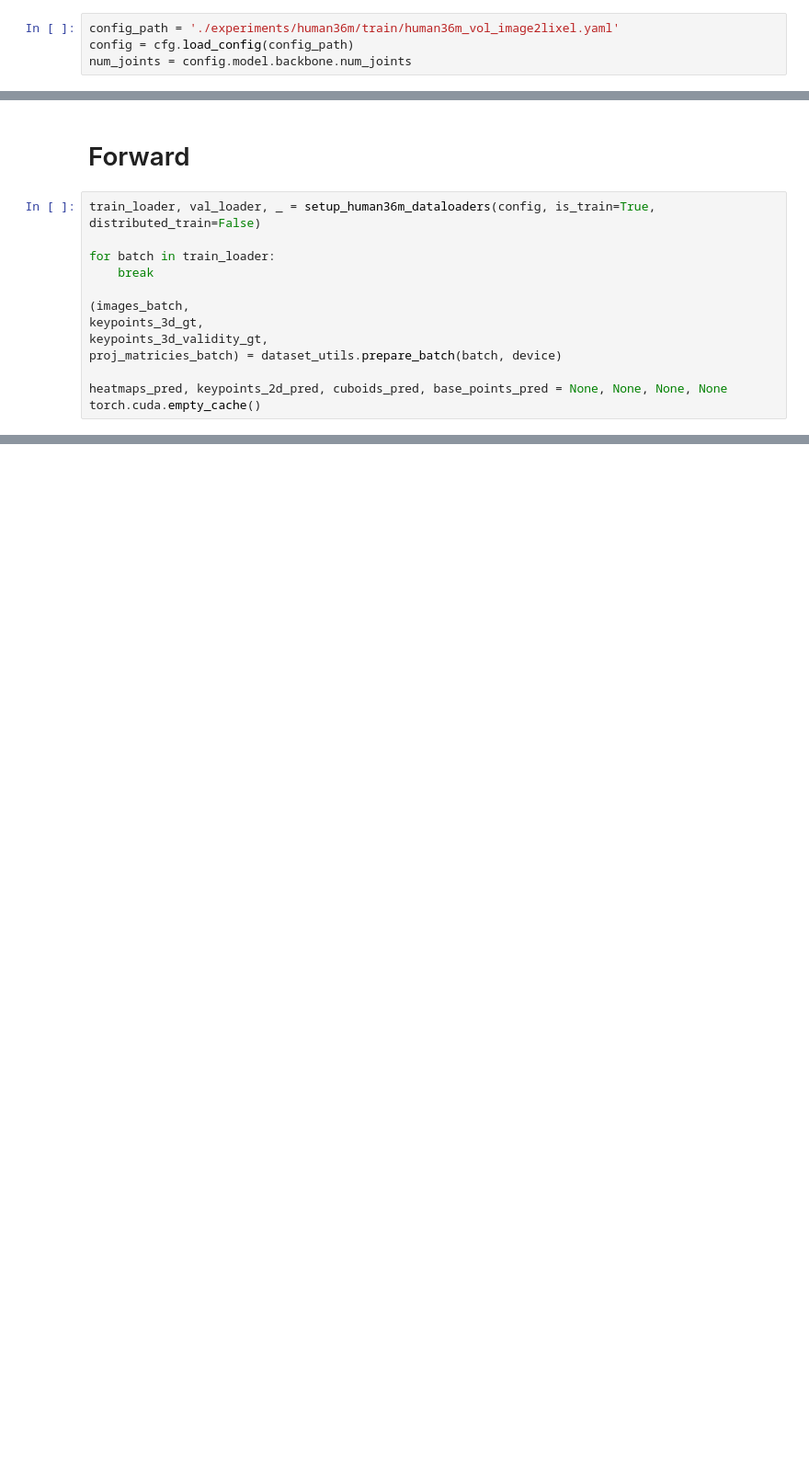
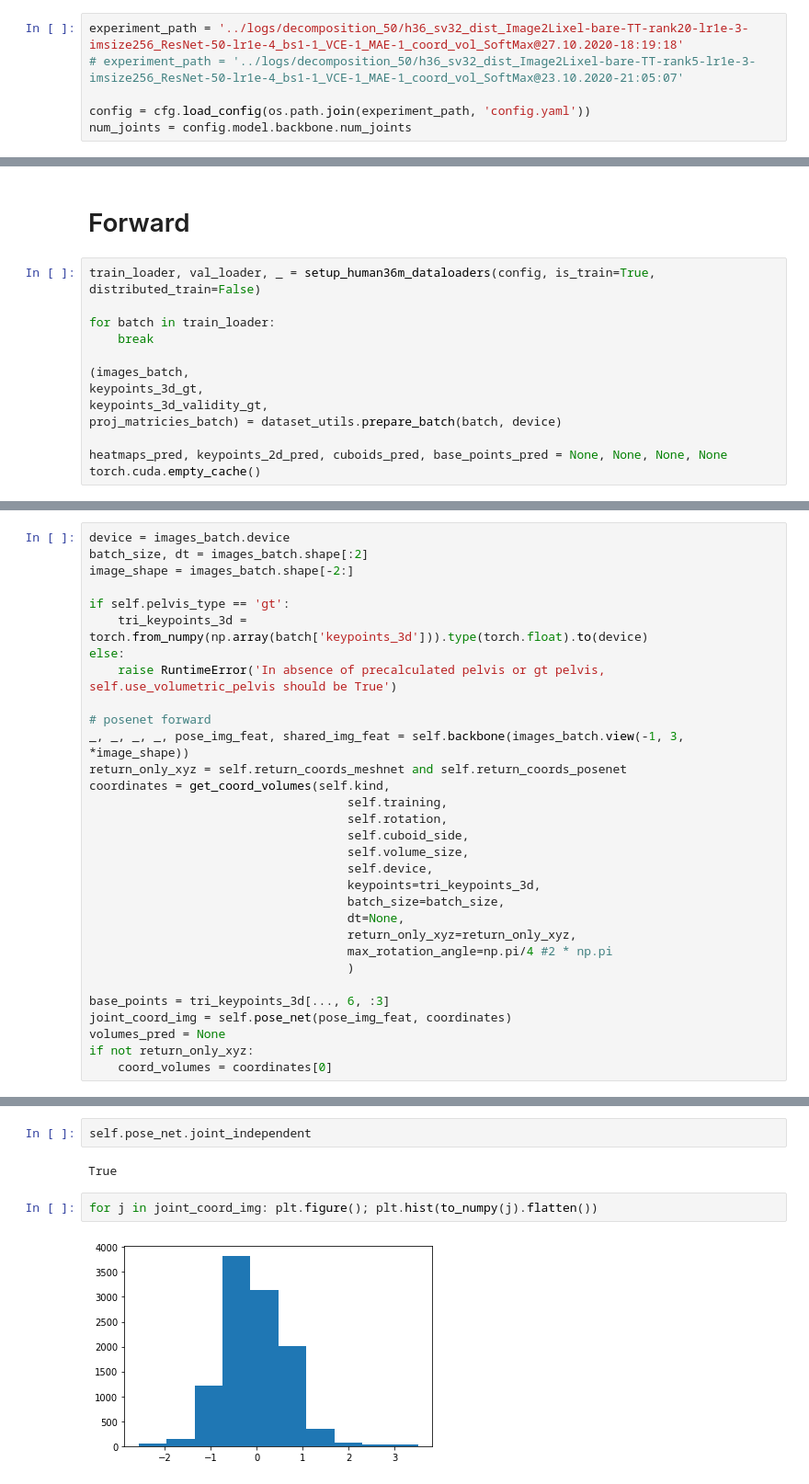
Before and after one commit to blufzzz/learnable-triangulation-pytorch, a Jupyter notebook: debug_image2lixel.ipynb, the cells around one changed output, grey strips where cells are left out. Shown at 92% size. Cells and saved outputs as stored; diff of their text form; blank space fills up the shorter version.

```diff
--- a/debug_image2lixel.ipynb
+++ b/debug_image2lixel.ipynb
@@ -101,9 +49,11 @@ torch.Size([1, 64, 32])
 # %% [markdown]
 # Calculate
-# %%
-config_path = './experiments/human36m/train/human36m_vol_image2lixel.yaml'
-config = cfg.load_config(config_path)
-num_joints = config.model.backbone.num_joints
+# %%
+experiment_path = '../logs/decomposition_50/h36_sv32_dist_Image2Lixel-bare-TT-rank20-lr1e-3-imsize256_ResNet-50-lr1e-4_bs1-1_VCE-1_MAE-1_coord_vol_SoftMax@27.10.2020-18:19:18'
+# experiment_path = '../logs/decomposition_50/h36_sv32_dist_Image2Lixel-bare-TT-rank5-lr1e-3-imsize256_ResNet-50-lr1e-4_bs1-1_VCE-1_MAE-1_coord_vol_SoftMax@23.10.2020-21:05:07'
+
+config = cfg.load_config(os.path.join(experiment_path, 'config.yaml'))
+num_joints = config.model.backbone.num_joints
 # %%
 from mvn.models.image2lixel import I2LModel
 model = I2LModel(config, device=device).to(device)
@@ -142,0 +87,31 @@ ipdb> c
+# %%
+device = images_batch.device
+batch_size, dt = images_batch.shape[:2]
+image_shape = images_batch.shape[-2:]
+
+if self.pelvis_type == 'gt':
+    tri_keypoints_3d = torch.from_numpy(np.array(batch['keypoints_3d'])).type(torch.float).to(device)
+else:
+    raise RuntimeError('In absence of precalculated pelvis or gt pelvis, self.use_volumetric_pelvis should be True')
+
+# posenet forward
+_, _, _, _, pose_img_feat, shared_img_feat = self.backbone(images_batch.view(-1, 3, *image_shape))
+return_only_xyz = self.return_coords_meshnet and self.return_coords_posenet
+coordinates = get_coord_volumes(self.kind,
+                                    self.training,
+                                    self.rotation,
+                                    self.cuboid_side,
+                                    self.volume_size,
+                                    self.device,
+                                    keypoints=tri_keypoints_3d,
+                                    batch_size=batch_size,
+                                    dt=None,
+                                    return_only_xyz=return_only_xyz,
+                                    max_rotation_angle=np.pi/4 #2 * np.pi
+                                    )
+
+base_points = tri_keypoints_3d[..., 6, :3]
+joint_coord_img = self.pose_net(pose_img_feat, coordinates)
+volumes_pred = None
+if not return_only_xyz:
+    coord_volumes = coordinates[0]
@@ -142,0 +126,8 @@ ipdb> c
+# %%
+self.pose_net.joint_independent
+# %% [output]
+True
+# %%
+for j in joint_coord_img: plt.figure(); plt.hist(to_numpy(j).flatten())
+# %% [output]
+[figure, added]
```
Also changed, not shown: parts of 28 cells of this notebook, 7 other files.
